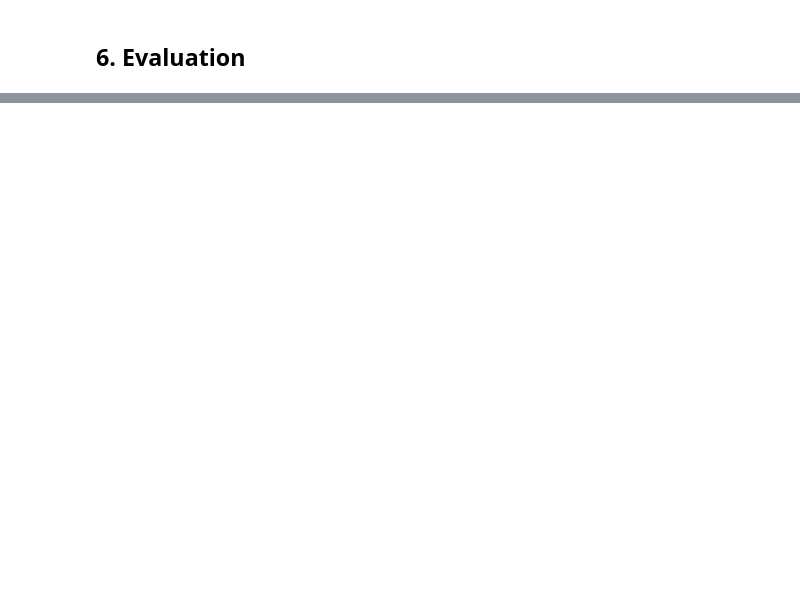
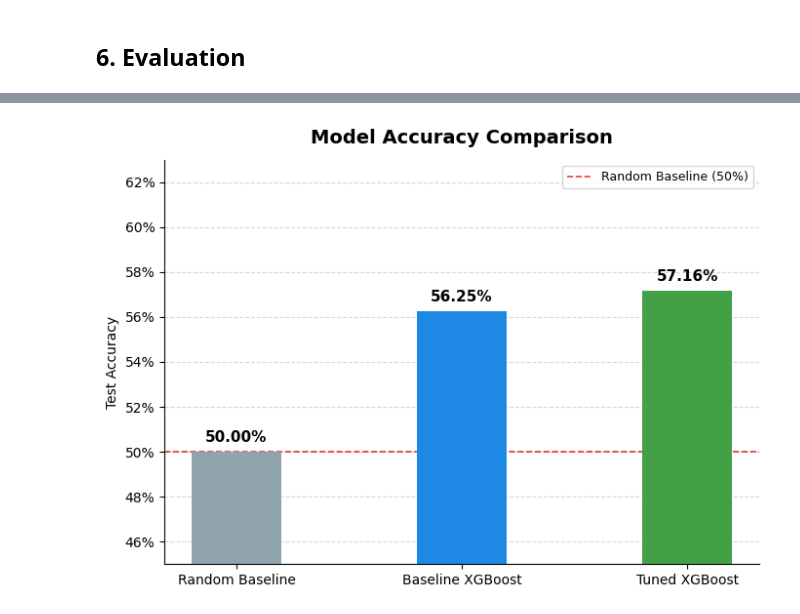
Before and after one commit to ruoxicao77i/Stock-Trading-Strategy, a Jupyter notebook: src/model.ipynb, the cells around one changed output, grey strips where cells are left out. Cells and saved outputs as stored; diff of their text form; code cells hidden in the pictures; blank space fills up the shorter version.

```diff
--- a/src/model.ipynb
+++ b/src/model.ipynb
@@ -457,0 +387,25 @@ X 轴（SHAP 值）： 代表特征对预测结果的影响方向和力度。
+# %%
+import matplotlib.pyplot as plt
+
+fig, ax = plt.subplots(figsize=(7, 5))
+
+model_names = ["Random Baseline", "Baseline XGBoost", "Tuned XGBoost"]
+accuracies = [0.50, accuracy, accuracy_best]
+bars = ax.bar(model_names, accuracies, color=["#90A4AE", "#1E88E5", "#43A047"], width=0.4, zorder=3)
+
+for bar, val in zip(bars, accuracies):
+    ax.text(bar.get_x() + bar.get_width() / 2, val + 0.003, f"{val:.2%}",
+            ha="center", va="bottom", fontsize=11, fontweight="bold")
+
+ax.axhline(0.50, color="#E53935", linestyle="--", linewidth=1.2, label="Random Baseline (50%)")
+ax.set_title("Model Accuracy Comparison", fontsize=14, fontweight="bold", pad=12)
+ax.set_ylabel("Test Accuracy")
+ax.set_ylim(0.45, 0.63)
+ax.yaxis.set_major_formatter(plt.FuncFormatter(lambda v, _: f"{v:.0%}"))
+ax.legend(fontsize=9)
+ax.grid(axis="y", linestyle="--", alpha=0.5, zorder=0)
+ax.spines[["top", "right"]].set_visible(False)
+plt.tight_layout()
+plt.show()
+# %% [output]
+[figure, added]
```
Also changed, not shown: parts of 21 cells of this notebook, 12 other files.
